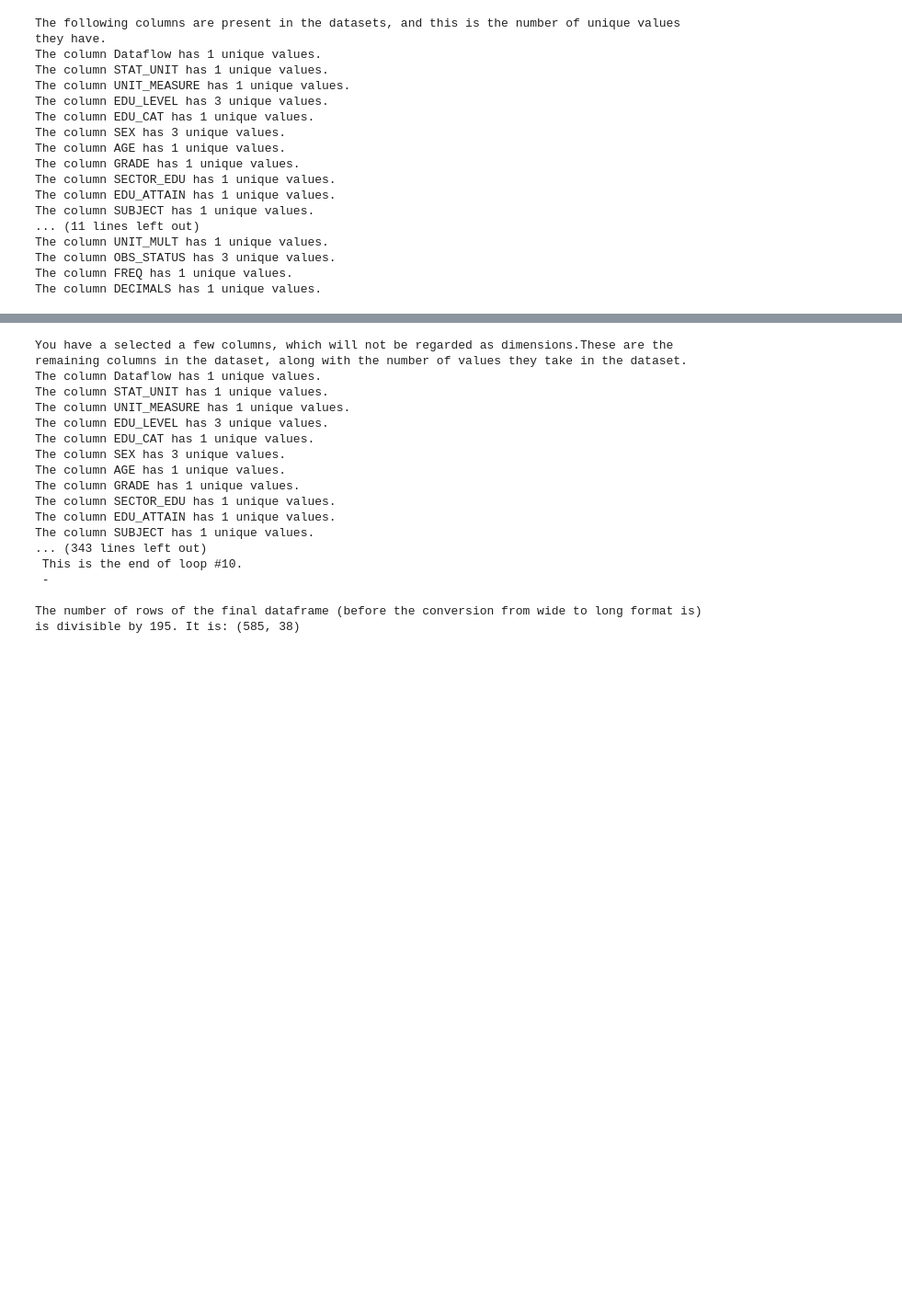
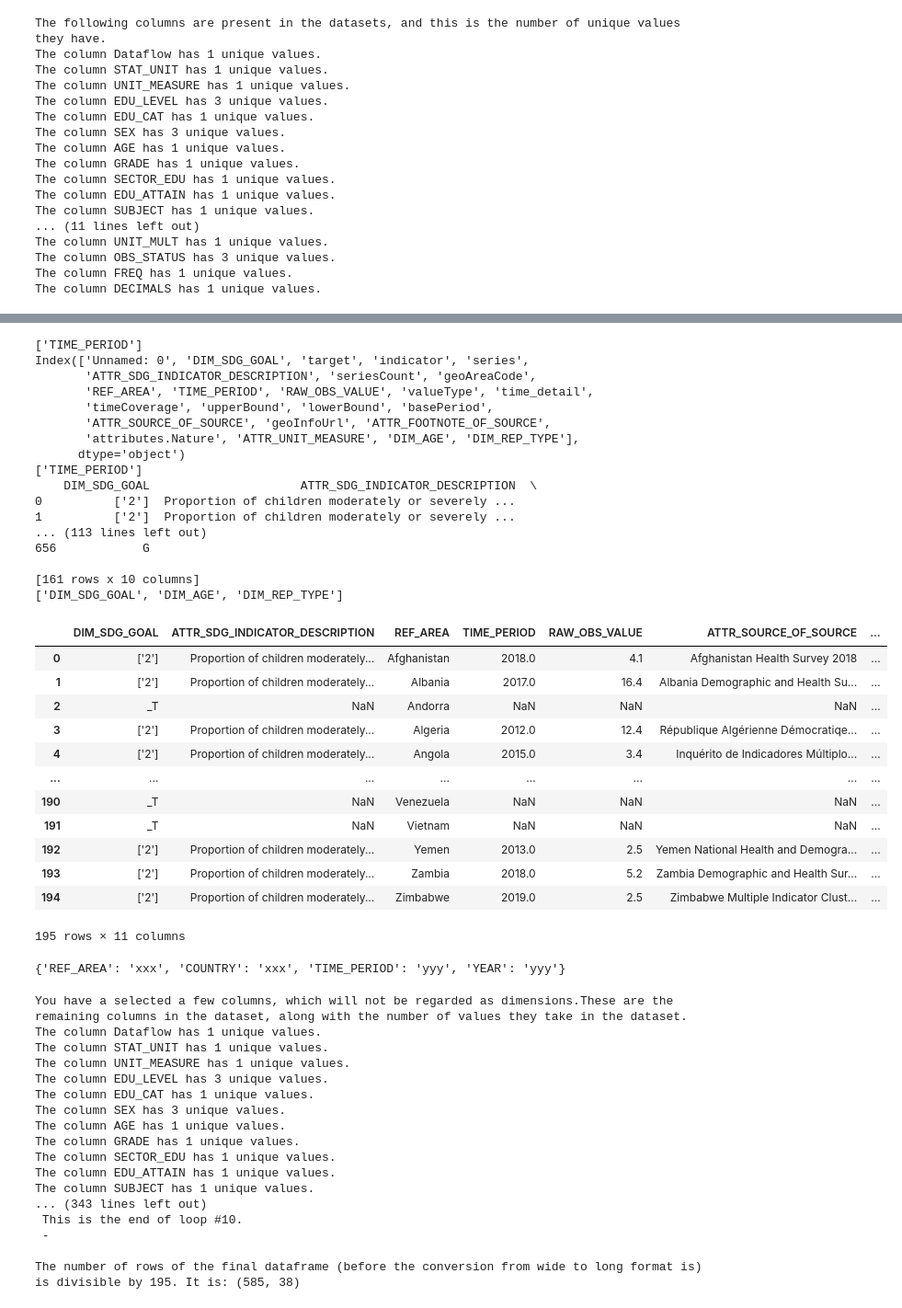
Before and after one commit to m-g-d-c/crba-etl, a Jupyter notebook: main_refactor.ipynb, the cells around one changed output, grey strips where cells are left out. Shown at 92% size. Saved outputs shown, nothing was run; the diff lists cells and outputs as text; code cells hidden in the pictures; blank space fills up the shorter version.

```diff
--- a/main_refactor.ipynb
+++ b/main_refactor.ipynb
@@ -93,7 +93,8 @@ country_crba_list = pd.read_excel(
         right_on = 'CountryIso3',
         validate = 'one_to_one')[
     ['COUNTRY_ISO_3', 'COUNTRY_NAME', 'CountryIso2']].rename(
-    columns = {'CountryIso2': "COUNTRY_ISO_2"})
+    columns = {'CountryIso2': "COUNTRY_ISO_2",
+               'COUNTRY_NAME' : "REF_AREA"})
 # %% [markdown]
 ## Read data dictionary
 # %%
@@ -194,0 +271,50 @@ The column DECIMALS has 1 unique values.
+# %%
+import cleanse
+import pandas as pd
+
+s102_raw = pd.read_csv(
+    filepath_or_buffer = data_sources_raw / "S-102_raw.csv"
+)
+
+s102_cleansed = cleanse.Cleanser().cleanse(
+    raw_data = s102_raw,
+    mapping_dictionary = mapping_dict,
+    final_sdmx_col_list = sdmx_df_columns_all,
+    dim_cols = sdmx_df_columns_dims,
+    country_cols = sdmx_df_columns_country,
+    time_cols = sdmx_df_columns_time,
+    crba_country_list = country_crba_list
+)
+
+s102_cleansed
+# %% [output]
+['TIME_PERIOD']
+Index(['Unnamed: 0', 'DIM_SDG_GOAL', 'target', 'indicator', 'series',
+       'ATTR_SDG_INDICATOR_DESCRIPTION', 'seriesCount', 'geoAreaCode',
+       'REF_AREA', 'TIME_PERIOD', 'RAW_OBS_VALUE', 'valueType', 'time_detail',
+       'timeCoverage', 'upperBound', 'lowerBound', 'basePeriod',
+       'ATTR_SOURCE_OF_SOURCE', 'geoInfoUrl', 'ATTR_FOOTNOTE_OF_SOURCE',
+       'attributes.Nature', 'ATTR_UNIT_MEASURE', 'DIM_AGE', 'DIM_REP_TYPE'],
+      dtype='object')
+['TIME_PERIOD']
+    DIM_SDG_GOAL                     ATTR_SDG_INDICATOR_DESCRIPTION  \
+0          ['2']  Proportion of children moderately or severely ...
+1          ['2']  Proportion of children moderately or severely ...
+... (113 lines left out)
+656            G
+
+[161 rows x 10 columns]
+['DIM_SDG_GOAL', 'DIM_AGE', 'DIM_REP_TYPE']
+|  | DIM_SDG_GOAL | ATTR_SDG_INDICATOR_DESCRIPTION | REF_AREA | TIME_PERIOD | RAW_OBS_VALUE | ATTR_SOURCE_OF_SOURCE | ... |
+| 0 | ['2'] | Proportion of children moderately... | Afghanistan | 2018.0 | 4.1 | Afghanistan Health Survey 2018 | ... |
+| 1 | ['2'] | Proportion of children moderately... | Albania | 2017.0 | 16.4 | Albania Demographic and Health Su... | ... |
+| 2 | _T | NaN | Andorra | NaN | NaN | NaN | ... |
+| 3 | ['2'] | Proportion of children moderately... | Algeria | 2012.0 | 12.4 | République Algérienne Démocratiqe... | ... |
+| 4 | ['2'] | Proportion of children moderately... | Angola | 2015.0 | 3.4 | Inquérito de Indicadores Múltiplo... | ... |
+| ... | ... | ... | ... | ... | ... | ... | ... |
+| 190 | _T | NaN | Venezuela | NaN | NaN | NaN | ... |
+| 191 | _T | NaN | Vietnam | NaN | NaN | NaN | ... |
+| 192 | ['2'] | Proportion of children moderately... | Yemen | 2013.0 | 2.5 | Yemen National Health and Demogra... | ... |
+| 193 | ['2'] | Proportion of children moderately... | Zambia | 2018.0 | 5.2 | Zambia Demographic and Health Sur... | ... |
+| 194 | ['2'] | Proportion of children moderately... | Zimbabwe | 2019.0 | 2.5 | Zimbabwe Multiple Indicator Clust... | ... |
+195 rows × 11 columns
@@ -195,3 +366,20 @@ The column DECIMALS has 1 unique values.
+# %%
+year_tuple = (
+    "TIME_PERIOD",
+    "YEAR",
+)
+
+x = {key: "xxx" for key in country_tuple}
+y = {key: "yyy" for key in year_tuple}
+
+x.update(y)
+x}
+y = {key: "yyy" for key in year_tuple}
+
+x.update(y)
+x
+# %% [output]
+{'REF_AREA': 'xxx', 'COUNTRY': 'xxx', 'TIME_PERIOD': 'yyy', 'YEAR': 'yyy'}
 # %%
 s55_cleansed = cleanse.Cleanser.cleanse(
     raw_data = s55_raw,
```
Also changed, not shown: parts of 8 cells of this notebook, 3 other files.
